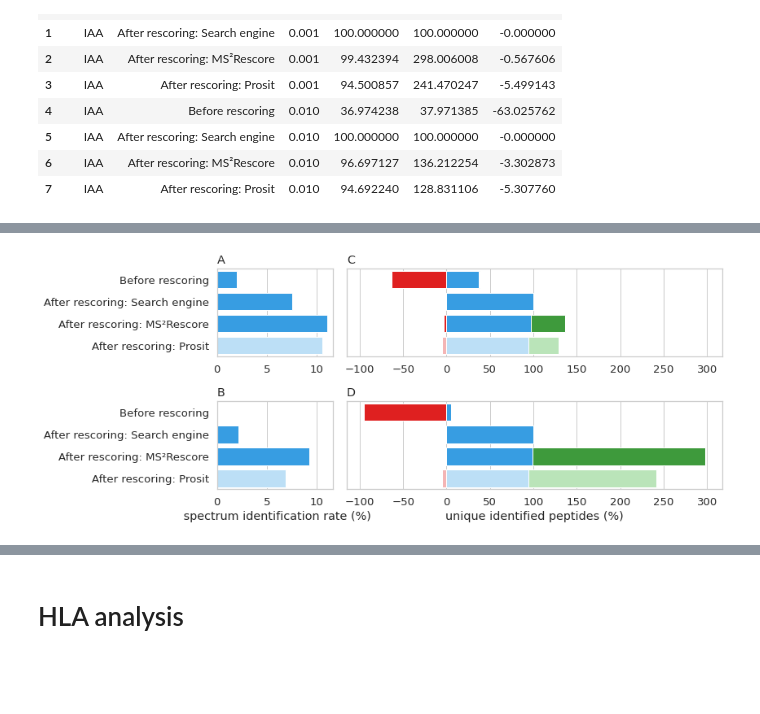
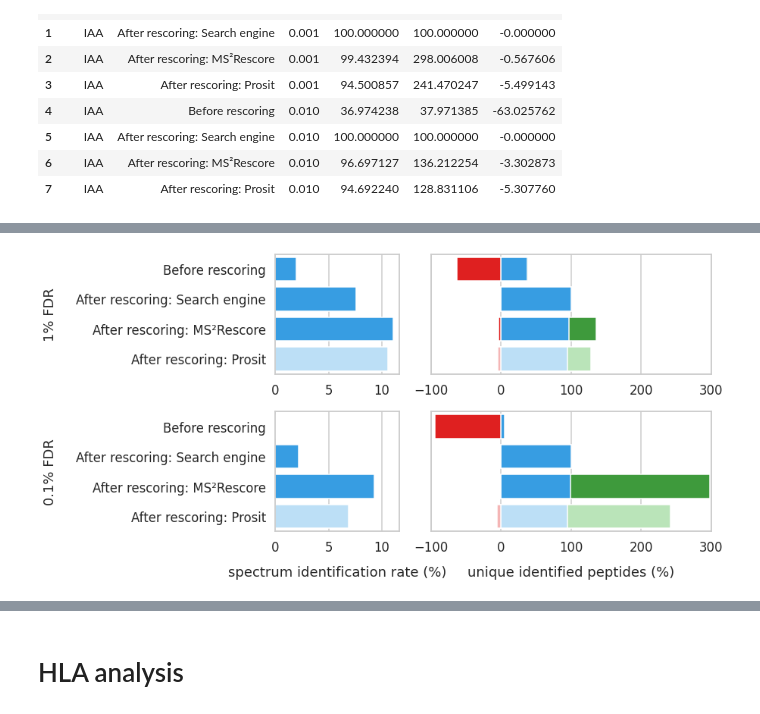
Before and after one commit to compomics/ms2rescore-immunopeptidomics-manuscript, a Jupyter notebook: notebooks/MS2rescore_PXD021398_output_analysis.ipynb, the cells around one changed output, grey strips where cells are left out. Saved outputs shown, nothing was run; the diff lists cells and outputs as text; code cells hidden in the pictures; blank space fills up the shorter version.

```diff
--- a/notebooks/MS2rescore_PXD021398_output_analysis.ipynb
+++ b/notebooks/MS2rescore_PXD021398_output_analysis.ipynb
@@ -178,4 +187,5 @@ Name: spectra, dtype: int64
 # %%
+plotting.RescoreRecord.rerecs.pop()
 plotting.RescoreRecord.show_rerec_items()
 # %% [output]
 Sample name: IAA
@@ -243,6 +253,7 @@ plotting.RescoreRecord.unique_df
 | 7 | IAA | After rescoring: Prosit | [LHHVSSLAWLDEHTLVTTSHDASVK, VIHDN... | 0.010 | 182430 |
 # %%
 sns.set_style("whitegrid")
+sns.set_context("notebook", font_scale=1.3)
 
 unique_peptides = {}
 
@@ -257,6 +268,6 @@ upeps = upsetplot.from_contents(unique_peptides)
 upsetplot.plot(upeps, show_counts='%d', element_size=None,totals_plot_elements=5, fig=fig)
 fig.axes[0].remove()
 fig.axes[1].remove()
-fig.axes[-1].set_ylabel("unique peptides")
-
-fig
+fig.axes[-1].set_ylabel("unique identified peptides")
+fig.axes[1].set_title("A", loc="left")
+fig.savefig("data/Figures/FigureS8.svg")
@@ -277,9 +424,8 @@ plotting.RescoreRecord.loss_gain_df
 # %%
-sns.set_style("whitegrid")
-sns.set_context("notebook", font_scale=1.2)
-fig = plt.Figure(figsize=(12,5))
+sns.set_context("talk")
+fig = plt.Figure(figsize=(13,5))
 
-ax1 = plt.subplot2grid((2,4),(0,0), colspan=1, fig=fig)
+ax1 = plt.subplot2grid((2,3),(0,0), colspan=1, fig=fig)
 sns.barplot(
     x="count",
     y="rescoring",
@@ -287,76 +433,94 @@ sns.barplot(
     palette=sns.color_palette(["#1AA3FF","#1AA3FF","#1AA3FF","#B3E1FF"]),
     ax=ax1
 )
-ax1.set_ylabel("")
+ax1.set_ylabel("1% FDR")
+ax1.yaxis.labelpad = 25
 ax1.set_xlabel("")
-ax1.set_title("A",loc="left")
-ax2 = plt.subplot2grid((2,4),(0,1),colspan=3, fig=fig)
+
+ax3 = plt.subplot2grid((2,3),(0,1),colspan=2, fig=fig)
 sns.barplot(
     y="feature",
     x="gain",
     data=plotting.RescoreRecord.loss_gain_df[plotting.RescoreRecord.loss_gain_df["FDR"]== 0.01],
     palette=sns.color_palette(["#2FA92D","#2FA92D","#2FA92D","#B3EBB2"]),
-    ax=ax2,
+    ax=ax3,
+    label="gain"
 )
 sns.barplot(
     y="feature",
     x="shared",
     data=plotting.RescoreRecord.loss_gain_df[plotting.RescoreRecord.loss_gain_df["FDR"]== 0.01],
     palette=sns.color_palette(["#1AA3FF","#1AA3FF","#1AA3FF","#B3E1FF"]),
-    ax=ax2,
+    ax=ax3,
+    label="shared"
 )
 sns.barplot(
     y="feature",
     x="loss",
     data=plotting.RescoreRecord.loss_gain_df[plotting.RescoreRecord.loss_gain_df["FDR"]== 0.01],
     palette=sns.color_palette(["#FF0000","#FF0000","#FF0000","#FFABAB"]),
-    ax=ax2,
+    ax=ax3,
+    label="loss"
 )
-ax2.set_ylabel("")
-ax2.set_xlabel("")
-ax2.set_yticklabels([])
-ax2.set_title("C",loc="left")
+ax3.set_xlim(-100,300)
+ax3.set_ylabel("")
+# handles, labels = ax3.get_legend_handles_labels()
+# ax3.legend(
+#     [handles[idx] for idx in [2,1,0]],
+#     [labels[idx] for idx in [2,1,0]],
+#     frameon=False,
+#     ncol=3,
+#     bbox_to_anchor=(1.0,1.43),
+#     handletextpad=0.5,
+#     handlelength=0.85,
+#     columnspacing=0.5
+# )
+ax3.set_xlabel("")
+ax3.set_yticklabels([])
 
-ax3 = plt.subplot2grid((2,4),(1,0),colspan=1, fig=fig, sharex=ax1)
+
+ax4 = plt.subplot2grid((2,3),(1,0),colspan=1, fig=fig, sharex=ax1)
 sns.barplot(
     x="count",
     y="rescoring",
     data=plotting.RescoreRecord.count_df[plotting.RescoreRecord.count_df["FDR"]== 0.001],
     palette=sns.color_palette(["#1AA3FF","#1AA3FF","#1AA3FF","#B3E1FF"]),
-    ax=ax3
+    ax=ax4
 )
-ax3.set_ylabel("")
-ax3.set_xlabel(" spectrum identification rate (%)")
-ax3.set_title("B",loc="left")
+ax4.set_ylabel("0.1% FDR")
+ax4.yaxis.labelpad = 25
+ax4.set_xlabel("spectrum identification rate (%)")
+ax4.xaxis.labelpad = 15
 
-ax4 = plt.subplot2grid((2,4),(1,1),colspan=3, fig=fig, sharex=ax2)
+
+ax6 = plt.subplot2grid((2,3),(1,1),colspan=2, fig=fig, sharex=ax3)
 sns.barplot(
     y="feature",
     x="gain",
     data=plotting.RescoreRecord.loss_gain_df[plotting.RescoreRecord.loss_gain_df["FDR"]== 0.001],
     palette=sns.color_palette(["#2FA92D","#2FA92D","#2FA92D","#B3EBB2"]),
-    ax=ax4,
+    ax=ax6,
 )
 sns.barplot(
     y="feature",
     x="shared",
     data=plotting.RescoreRecord.loss_gain_df[plotting.RescoreRecord.loss_gain_df["FDR"]== 0.001],
     palette=sns.color_palette(["#1AA3FF","#1AA3FF","#1AA3FF","#B3E1FF"]),
-    ax=ax4,
+    ax=ax6,
 )
 sns.barplot(
     y="feature",
     x="loss",
     data=plotting.RescoreRecord.loss_gain_df[plotting.RescoreRecord.loss_gain_df["FDR"]== 0.001],
     palette=sns.color_palette(["#FF0000","#FF0000","#FF0000","#FFABAB"]),
-    ax=ax4,
+    ax=ax6,
 )
-ax4.set_ylabel("")
-ax4.set_xlabel("unique identified peptides (%)")
-ax4.set_yticklabels([])
-ax4.set_title("D",loc="left")
-fig.tight_layout(rect=[0, 0, 1, 1])
-fig.savefig("data/Figures/Figure2.svg")
+ax6.set_ylabel("")
+ax6.set_xlabel("unique identified peptides (%)")
+ax6.xaxis.labelpad = 15
+ax6.set_yticklabels([])
+
+fig.tight_layout(rect=[0, 0.1, 1, 1.4])
 fig
 # %% [output]
-[figure, old version]
+[figure, new version]
```
Also changed, not shown: parts of 23 cells of this notebook, 15 other files.
